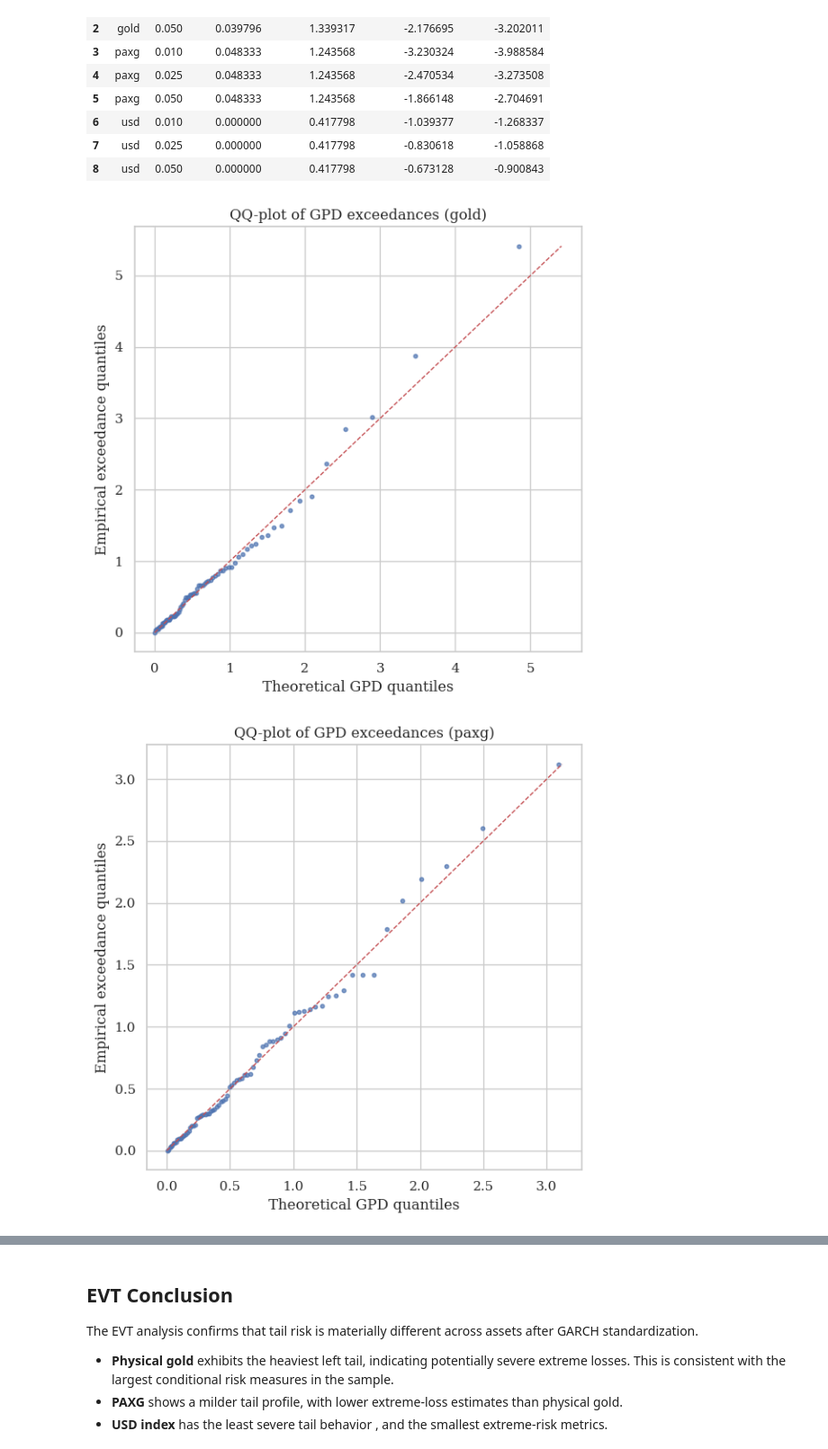
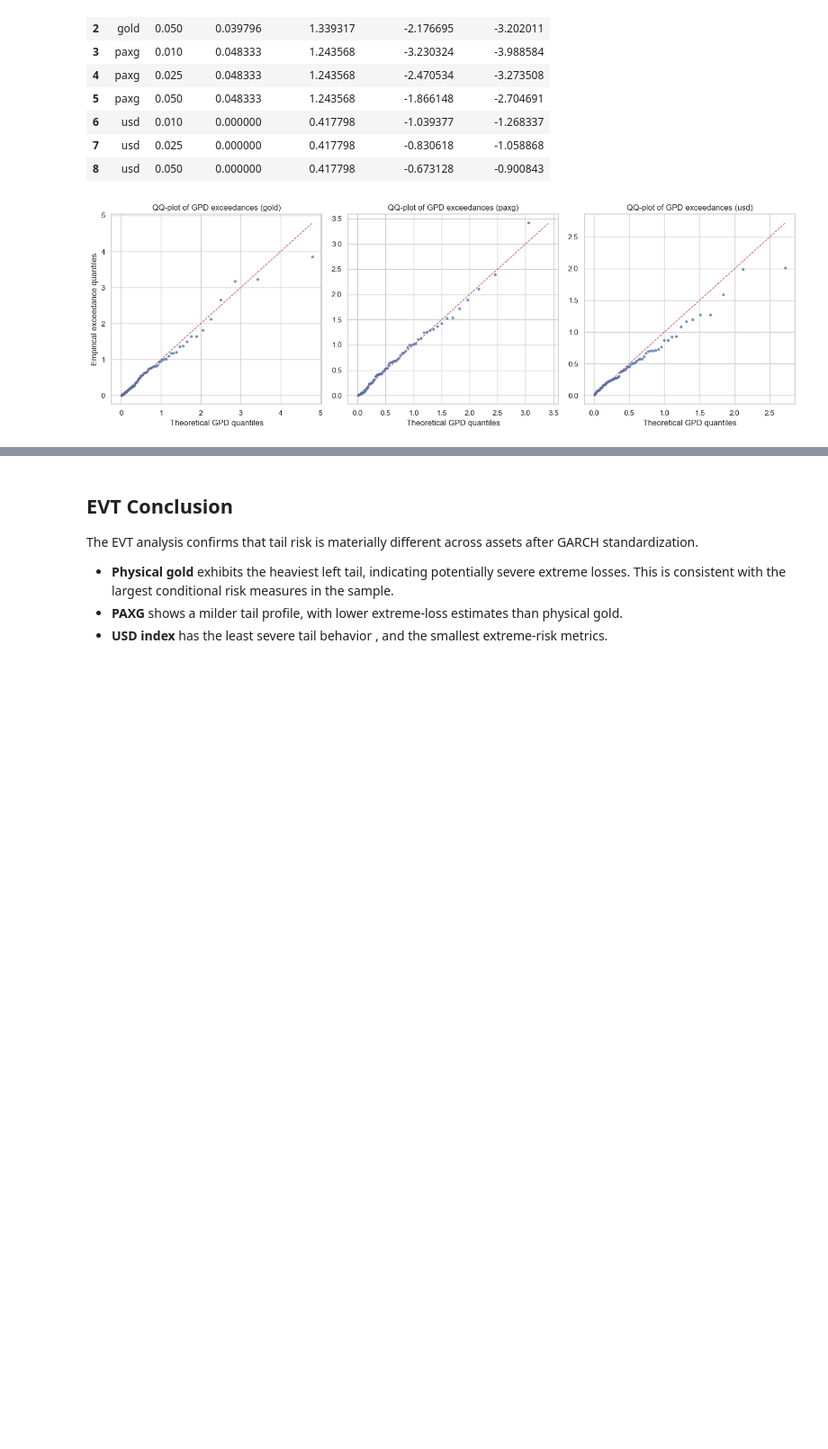
Before and after one commit to ElodieElodie/memoire_stats, a Jupyter notebook: yu.ipynb, the cells around one changed output, grey strips where cells are left out. Shown at 90% size. Cells and saved outputs as stored; diff of their text form; code cells hidden in the pictures; blank space fills up the shorter version.

```diff
--- a/yu.ipynb
+++ b/yu.ipynb
@@ -22,8 +22,8 @@ from statsmodels.stats.stattools import jarque_bera
 sns.set_theme(style="whitegrid")
 
 tickers = ["GC=F", "PAXG-USD", "DX-Y.NYB"]
-start_date = "2020-03-20"
-end_date = "2026-03-20"
+start_date = "2020-01-01"
+end_date = "2025-03-20"
 
 raw_data = yf.download(tickers, start=start_date, end=end_date)['Close']
 # %% [output]
@@ -333,10 +321,10 @@ usd_array_test = usd_array[train_len:]
 # %%
 
-gold_garch_model = arch_model(gold_array_train, vol='GARCH', p=1, q=1, dist='Normal')
+gold_garch_model = arch_model(gold_array, vol='GARCH', p=1, q=1, dist='Normal')
 
 # Fit the model using Maximum Likelihood Estimation
 # Python will use an optimizer (like 'SLSQP' or 'BFGS') to maximize the likelihood.
-gold_garch_results = gold_garch_model.fit(update_freq=20, disp='on')
+gold_garch_results = gold_garch_model.fit(update_freq=30, disp='on')
 
 print(gold_garch_results.summary())
 # %% [output]
@@ -358,7 +346,7 @@ beta[1]        0.8458  4.068e-02     20.790  5.309e-96   [  0.766,  0.926]
 
 Covariance estimator: robust
 # %%
-paxg_garch_model = arch_model(paxg_array_train, vol='GARCH',p=1, q=1, dist='Normal')
+paxg_garch_model = arch_model(paxg_array, vol='GARCH',p=1, q=1, dist='Normal')
 
 paxg_garch_results = paxg_garch_model.fit(update_freq=20, disp='on')
 
@@ -382,7 +370,7 @@ beta[1]        0.8223  3.459e-02     23.771 6.698e-125   [  0.754,  0.890]
 
 Covariance estimator: robust
 # %%
-usd_garch_model = arch_model(usd_array_train, vol='GARCH',mean='Zero',p=1, q=1, dist='Normal')
+usd_garch_model = arch_model(usd_array, vol='GARCH',p=1, q=1, dist='Normal')
 
 usd_garch_results = usd_garch_model.fit(update_freq=20, disp='on')
 
@@ -803,28 +726,43 @@ risk_table
 | 7 | usd | 0.025 | 0.000000 | 0.417798 | -0.830618 | -1.058868 |
 | 8 | usd | 0.050 | 0.000000 | 0.417798 | -0.673128 | -0.900843 |
 # %%
-for asset in ["gold", "paxg", "usd"]:
+import matplotlib.pyplot as plt
+import pandas as pd
+import numpy as np
+from scipy.stats import genpareto
+
+assets = ["gold", "paxg", "usd"]
+
+fig, axes = plt.subplots(nrows=1, ncols=len(assets), figsize=(15, 5))
+
+for ax, asset in zip(axes, assets):
     res = garch_results[asset]
     pars = evt_fits[asset]
 
     z = pd.Series(res.std_resid).dropna().to_numpy()
     y = -z
     u = pars["threshold_u"]
     excesses = np.sort(y[y > u] - u)
 
     p = (np.arange(1, len(excesses) + 1) - 0.5) / len(excesses)
     emp_q = excesses
     th_q = genpareto.ppf(p, c=pars["xi"], loc=0, scale=pars["beta"])
 
-    plt.figure(figsize=(6, 6))
-    plt.scatter(th_q, emp_q, s=10, alpha=0.7)
+    # 2. Remplacer plt par ax pour cibler le bon sous-graphique
+    ax.scatter(th_q, emp_q, s=10, alpha=0.7)
+
+    # Calcul de la limite pour la ligne rouge de référence
     lim = max(np.nanmax(th_q), np.nanmax(emp_q))
-    plt.plot([0, lim], [0, lim], "r--", lw=1)
-    plt.xlabel("Theoretical GPD quantiles")
-    plt.ylabel("Empirical exceedance quantiles")
-    plt.title(f"QQ-plot of GPD exceedances ({asset})")
-    plt.tight_layout()
-    plt.show()
+    ax.plot([0, lim], [0, lim], "r--", lw=1)
+
+    # 3. Ajouter l'étiquette X et le titre pour chaque graphique
+    ax.set_xlabel("Theoretical GPD quantiles")
+    ax.set_title(f"QQ-plot of GPD exceedances ({asset})")
+
+# 4. Ajouter l'étiquette Y uniquement sur le graphique le plus à gauche
+axes[0].set_ylabel("Empirical exceedance quantiles")
+
+plt.tight_layout()
+plt.show()
 # %% [output]
-[figure, old version]
+[figure, new version]
-[figure, removed]
```
Also changed, not shown: parts of 34 cells of this notebook.
